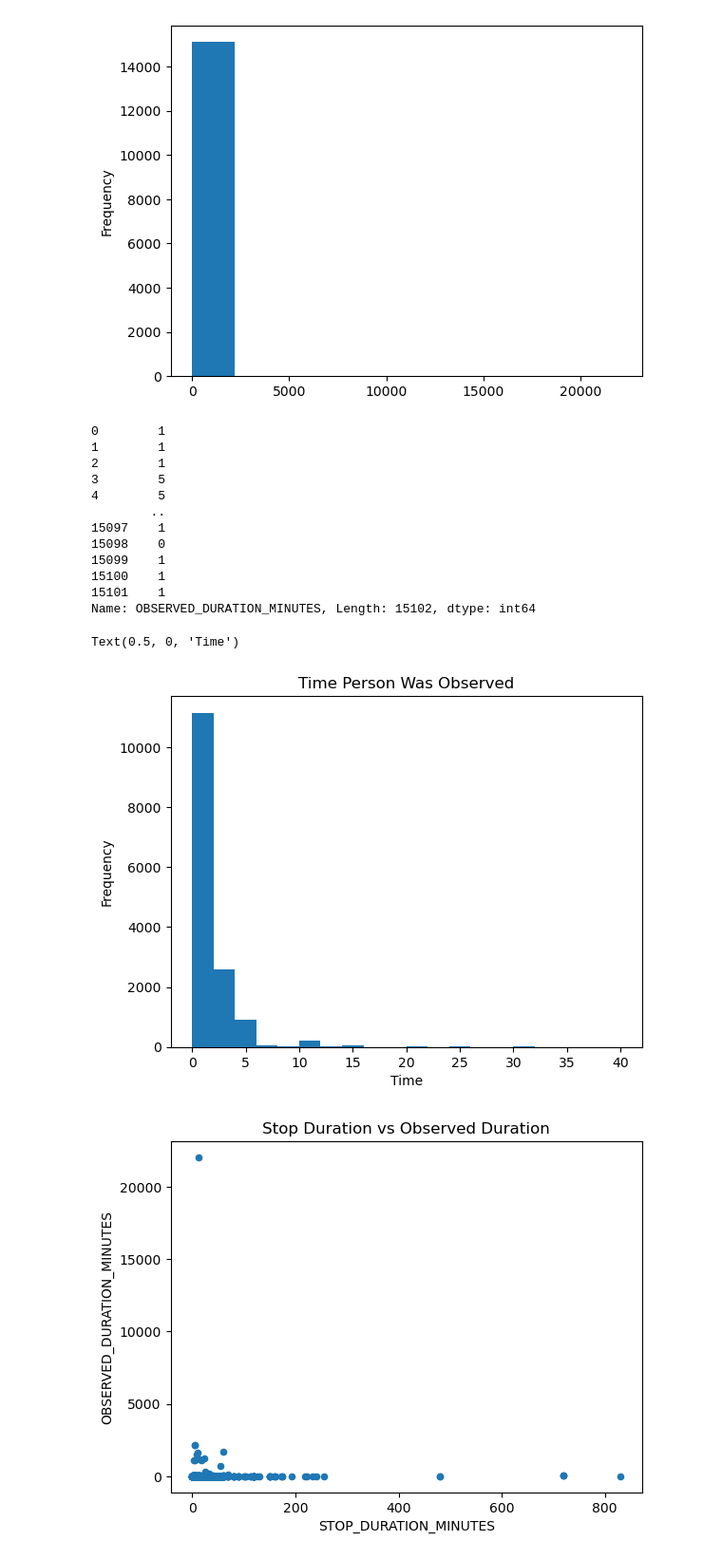
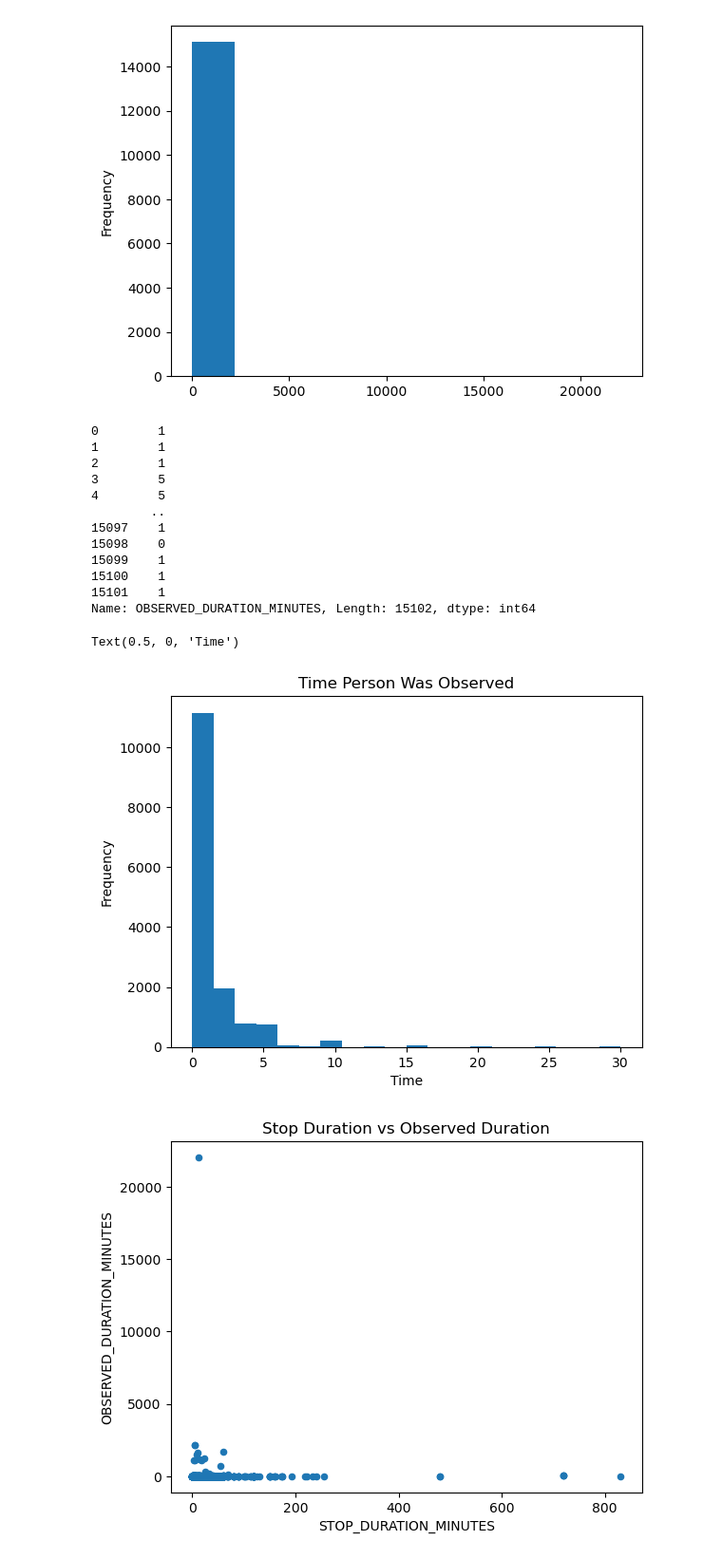
Before and after one commit to RicardoTlatelpa/StopAndFrisk, a Jupyter notebook: final_eda.ipynb, the cells around one changed output. Shown at 95% size. Saved outputs shown, nothing was run; the diff lists cells and outputs as text; code cells hidden in the pictures.

```diff
--- a/final_eda.ipynb
+++ b/final_eda.ipynb
@@ -237,30 +256,30 @@ Name: OBSERVED_DURATION_MINUTES, dtype: float64
 <Axes: ylabel='Frequency'>
 [figure]
 # %%
-cutoff = 40
+cutoff = 35
 d_stop = data['OBSERVED_DURATION_MINUTES']
 
 print(d_stop)
 cut_data = d_stop[d_stop <= cutoff]
 
 c_plt = cut_data.plot(kind='hist', bins = 20, title="Time Person Was Observed")
 
 c_plt.set_xlabel('Time')
 # %% [output]
 0        1
 1        1
 2        1
 3        5
 4        5
         ..
 15097    1
 15098    0
 15099    1
 15100    1
 15101    1
 Name: OBSERVED_DURATION_MINUTES, Length: 15102, dtype: int64
 Text(0.5, 0, 'Time')
-[figure, old version]
+[figure, new version]
 # %%
 # Relationship between Time observed and Time stopped
 data.plot(kind='scatter',x='STOP_DURATION_MINUTES',
```
Also changed, not shown: parts of 8 cells of this notebook.
